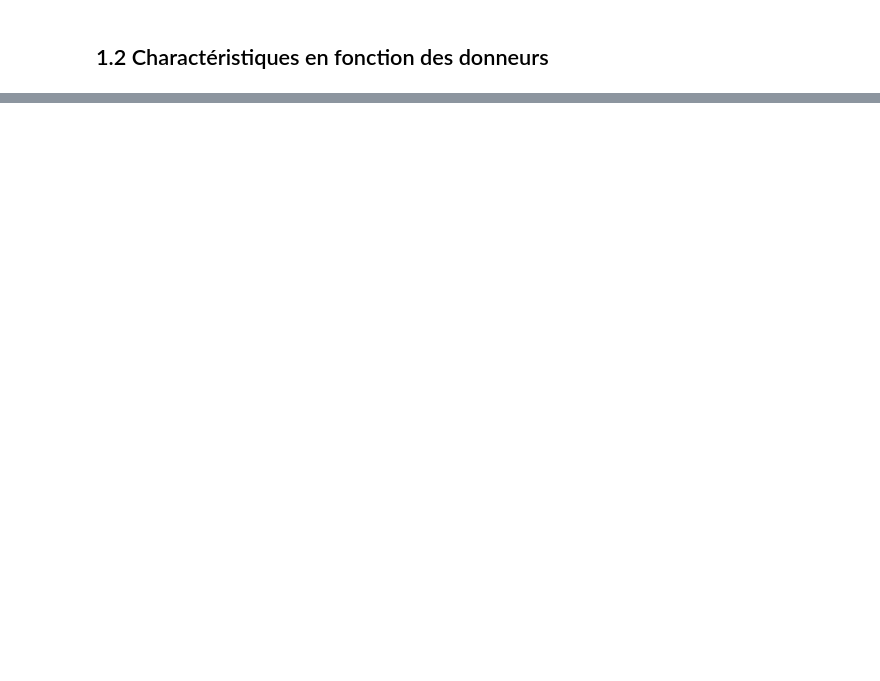
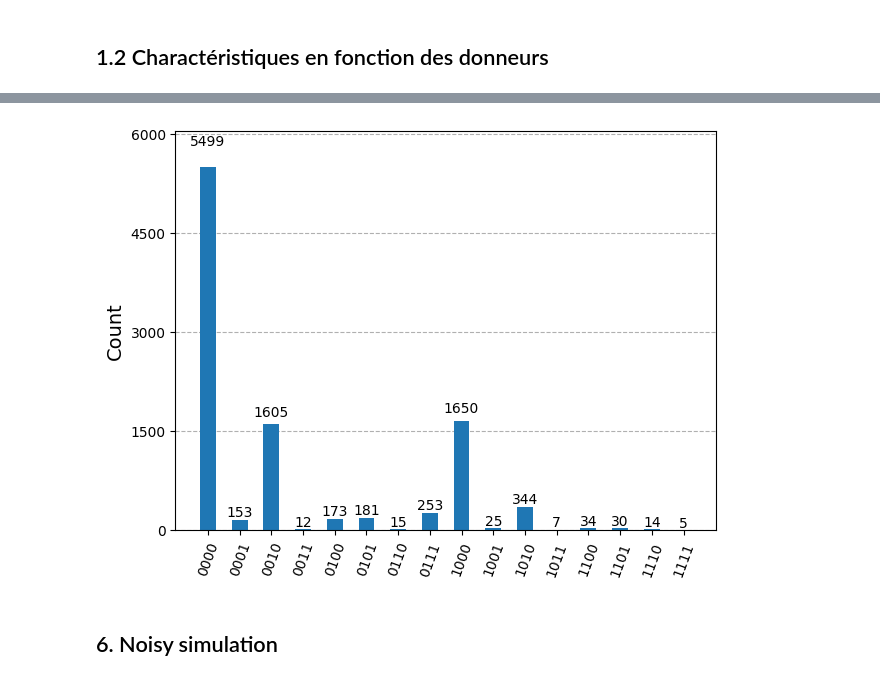
Before and after one commit to hugopgs/Application_Informatique_Quantique, a Jupyter notebook: Projet Noté/Projet.ipynb, the cells around one changed output, grey strips where cells are left out. Saved outputs shown, nothing was run; the diff lists cells and outputs as text; code cells hidden in the pictures; blank space fills up the shorter version.

```diff
--- a/Projet Noté/Projet.ipynb
+++ b/Projet Noté/Projet.ipynb
@@ -240,0 +260,20 @@ Critère : (1, 0, 0, 0) -> Précision sur les positifs : 65.10695187165776
+# %%
+#Definition du circuit optimal pour le QAOA
+optimal_parameters = result.x
+optimal_qaoa_circuit=circuit.assign_parameters(optimal_parameters)
+optimal_qaoa_circuit.measure_all()
+# %%
+pass_manager = generate_preset_pass_manager(1, AerSimulator())
+sampler=Sampler()
+
+isa_optimal_qaoa_circuit=pass_manager.run(optimal_qaoa_circuit)
+job=sampler.run([isa_optimal_qaoa_circuit],shots=10000)
+result=job.result()
+
+counts=result[0].data.meas.get_counts()
+#représentation sous forme d'histogramme
+plot_histogram(result[0].data.meas.get_counts())
+# %% [output]
+[figure, added]
+# %% [markdown]
+## 6. Noisy simulation
```
Also changed, not shown: parts of 26 cells of this notebook, 1 other file.
